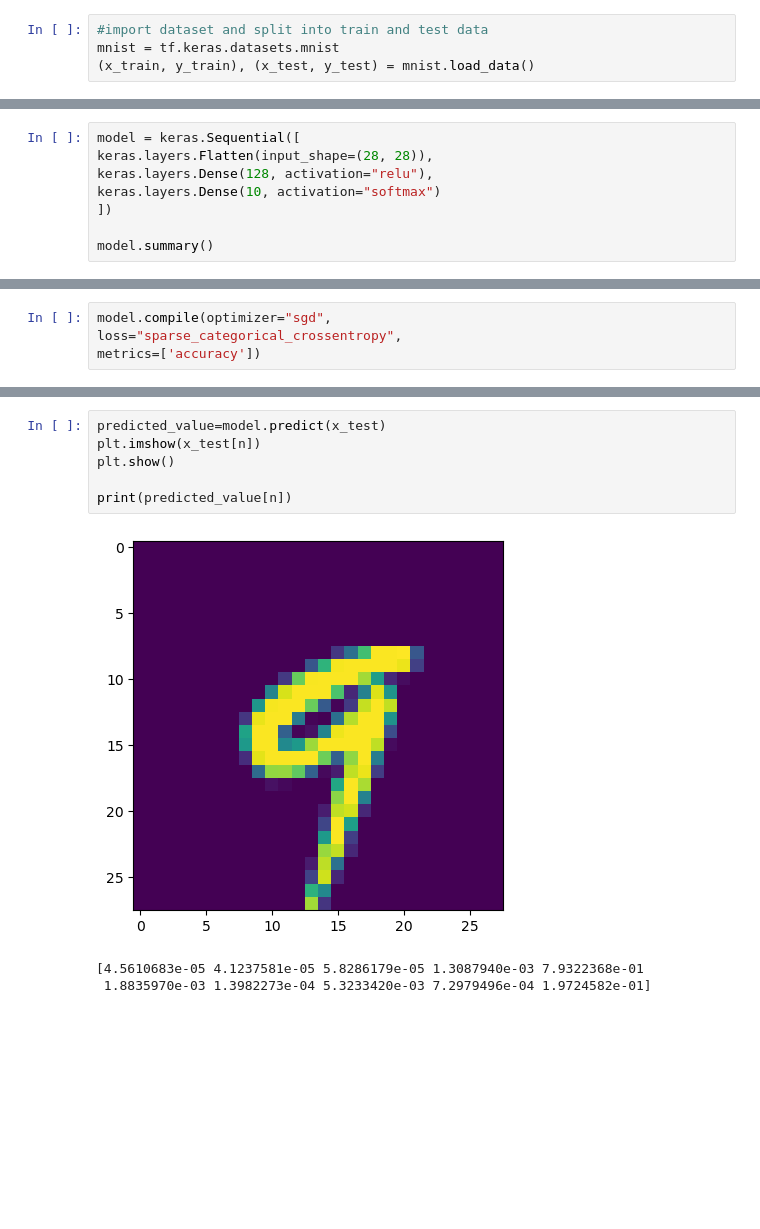
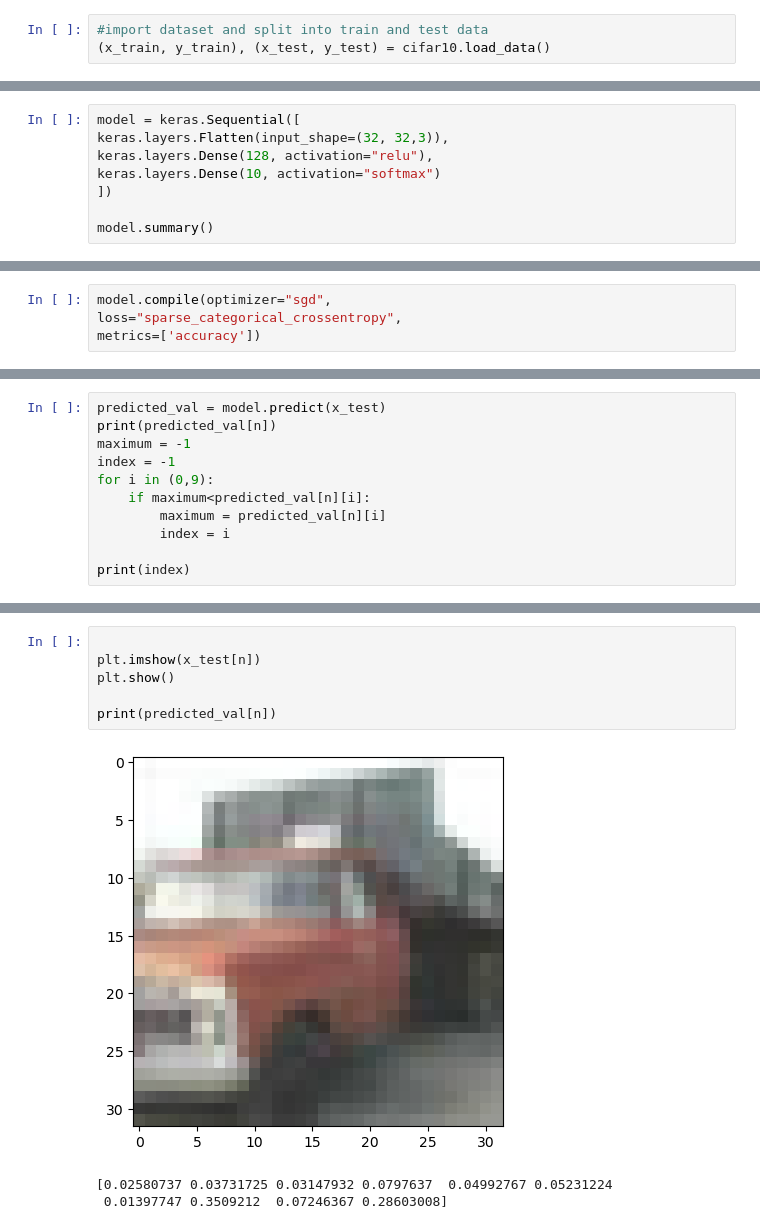
Before and after one commit to abrarbardolia/DL, a Jupyter notebook: DL Exp 2 - Feedforward NN with keras and tensorflow.ipynb, the cells around one changed output, grey strips where cells are left out. Cells and saved outputs as stored; diff of their text form; blank space fills up the shorter version.

```diff
--- a/DL Exp 2 - Feedforward NN with keras and tensorflow.ipynb
+++ b/DL Exp 2 - Feedforward NN with keras and tensorflow.ipynb
@@ -9,6 +10,5 @@ import random
 %matplotlib inline
 # %%
 #import dataset and split into train and test data
-mnist = tf.keras.datasets.mnist
-(x_train, y_train), (x_test, y_test) = mnist.load_data()
+(x_train, y_train), (x_test, y_test) = cifar10.load_data()
 # %%
@@ -26,7 +26,7 @@ x_train = x_train / 255
 x_test = x_test / 255
 # %%
 model = keras.Sequential([
-keras.layers.Flatten(input_shape=(28, 28)),
+keras.layers.Flatten(input_shape=(32, 32,3)),
 keras.layers.Dense(128, activation="relu"),
 keras.layers.Dense(10, activation="softmax")
 ])
@@ -92,0 +112,11 @@ array([[[0., 0., 0., ..., 0., 0., 0.],
+# %%
+predicted_val = model.predict(x_test)
+print(predicted_val[n])
+maximum = -1
+index = -1
+for i in (0,9):
+    if maximum<predicted_val[n][i]:
+        maximum = predicted_val[n][i]
+        index = i
+
+print(index)
@@ -113,10 +147,10 @@ array([[[0., 0., 0., ..., 0., 0., 0.],
 # %%
-predicted_value=model.predict(x_test)
+
 plt.imshow(x_test[n])
 plt.show()
 
-print(predicted_value[n])
+print(predicted_val[n])
 # %% [output]
-[figure, old version]
+[figure, new version]
-[4.5610683e-05 4.1237581e-05 5.8286179e-05 1.3087940e-03 7.9322368e-01
- 1.8835970e-03 1.3982273e-04 5.3233420e-03 7.2979496e-04 1.9724582e-01]
+[0.02580737 0.03731725 0.03147932 0.0797637  0.04992767 0.05231224
+ 0.01397747 0.3509212  0.07246367 0.28603008]
```
Also changed, not shown: parts of 13 cells of this notebook, 1 other file.
